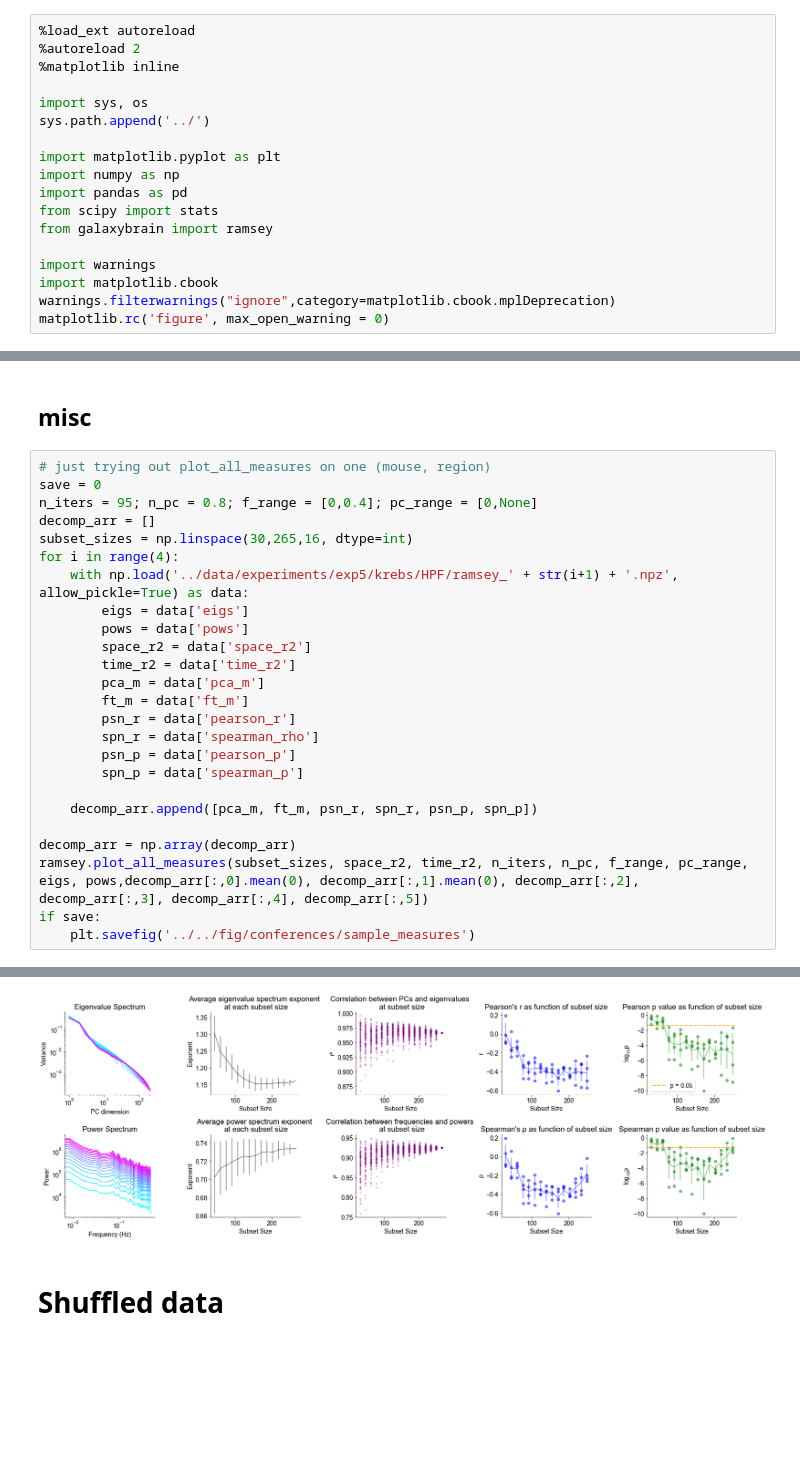
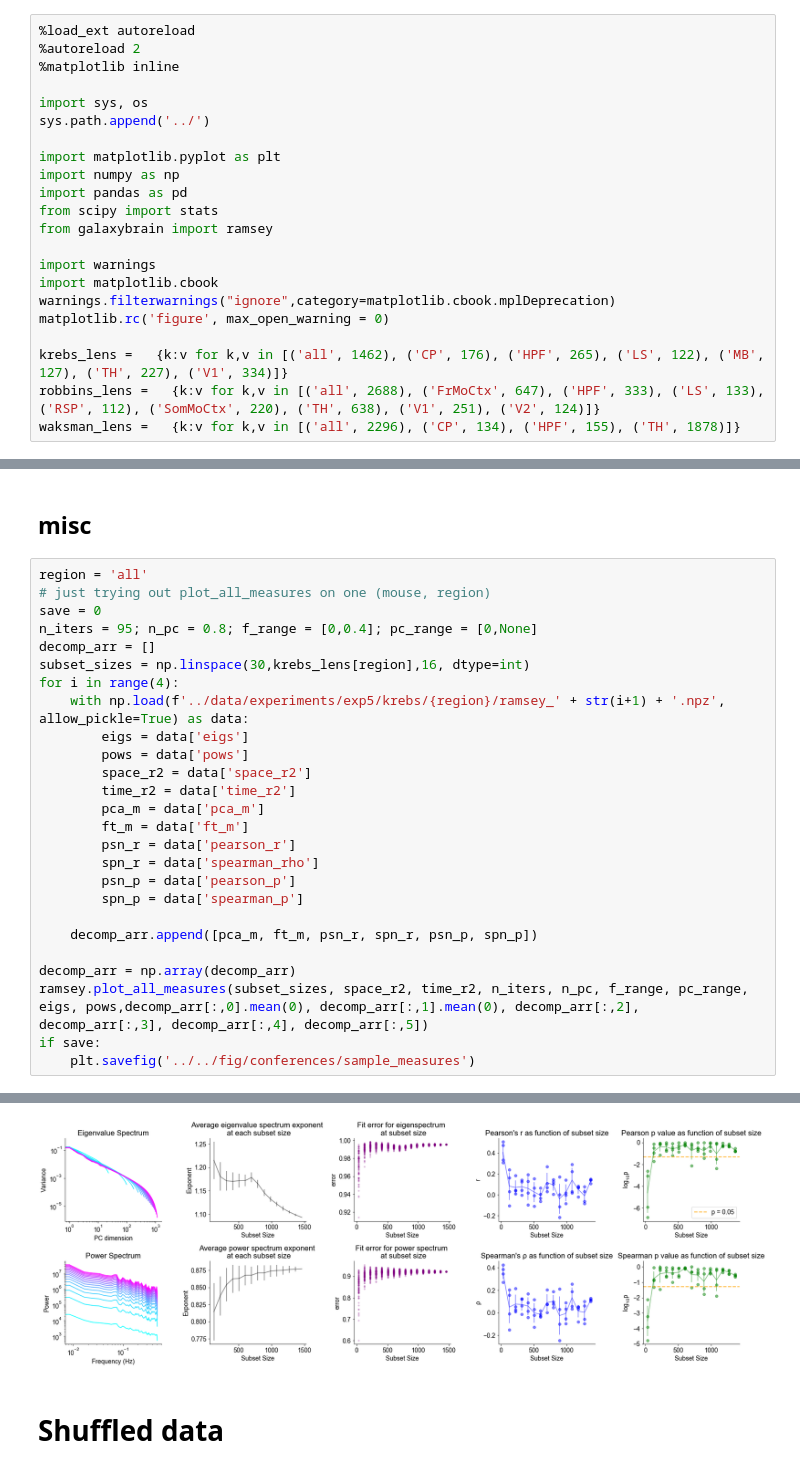
Before and after one commit to voytekresearch/galaxybrain, a Jupyter notebook: notebooks/explorative_analysis_plotting.ipynb, the cells around one changed output, grey strips where cells are left out. Saved outputs shown, nothing was run; the diff lists cells and outputs as text; blank space fills up the shorter version.

```diff
--- a/notebooks/explorative_analysis_plotting.ipynb
+++ b/notebooks/explorative_analysis_plotting.ipynb
@@ -16,6 +16,10 @@ import warnings
 import matplotlib.cbook
 warnings.filterwarnings("ignore",category=matplotlib.cbook.mplDeprecation)
 matplotlib.rc('figure', max_open_warning = 0)
+
+krebs_lens =   {k:v for k,v in [('all', 1462), ('CP', 176), ('HPF', 265), ('LS', 122), ('MB', 127), ('TH', 227), ('V1', 334)]}
+robbins_lens =   {k:v for k,v in [('all', 2688), ('FrMoCtx', 647), ('HPF', 333), ('LS', 133), ('RSP', 112), ('SomMoCtx', 220), ('TH', 638), ('V1', 251), ('V2', 124)]}
+waksman_lens =   {k:v for k,v in [('all', 2296), ('CP', 134), ('HPF', 155), ('TH', 1878)]}
 # %% [markdown]
 # This notebook is for investigating the results of analysis
 like correlation of subset size and average spectral exponent
@@ -257,13 +261,14 @@ Text(0.5, 0.04, '% neurons')
 # %% [markdown]
 ## misc
 # %%
+region = 'all'
 # just trying out plot_all_measures on one (mouse, region)
 save = 0
 n_iters = 95; n_pc = 0.8; f_range = [0,0.4]; pc_range = [0,None]
 decomp_arr = []
-subset_sizes = np.linspace(30,265,16, dtype=int)
+subset_sizes = np.linspace(30,krebs_lens[region],16, dtype=int)
 for i in range(4):
-    with np.load('../data/experiments/exp5/krebs/HPF/ramsey_' + str(i+1) + '.npz', allow_pickle=True) as data:
+    with np.load(f'../data/experiments/exp5/krebs/{region}/ramsey_' + str(i+1) + '.npz', allow_pickle=True) as data:
         eigs = data['eigs']
         pows = data['pows']
         space_r2 = data['space_r2']
@@ -285,4 +307,4 @@ if save:
-[figure, old version]
+[figure, new version]
 # %% [markdown]
 # Shuffled data
 # %%
```
Also changed, not shown: parts of 3 cells of this notebook, 6 other files.
